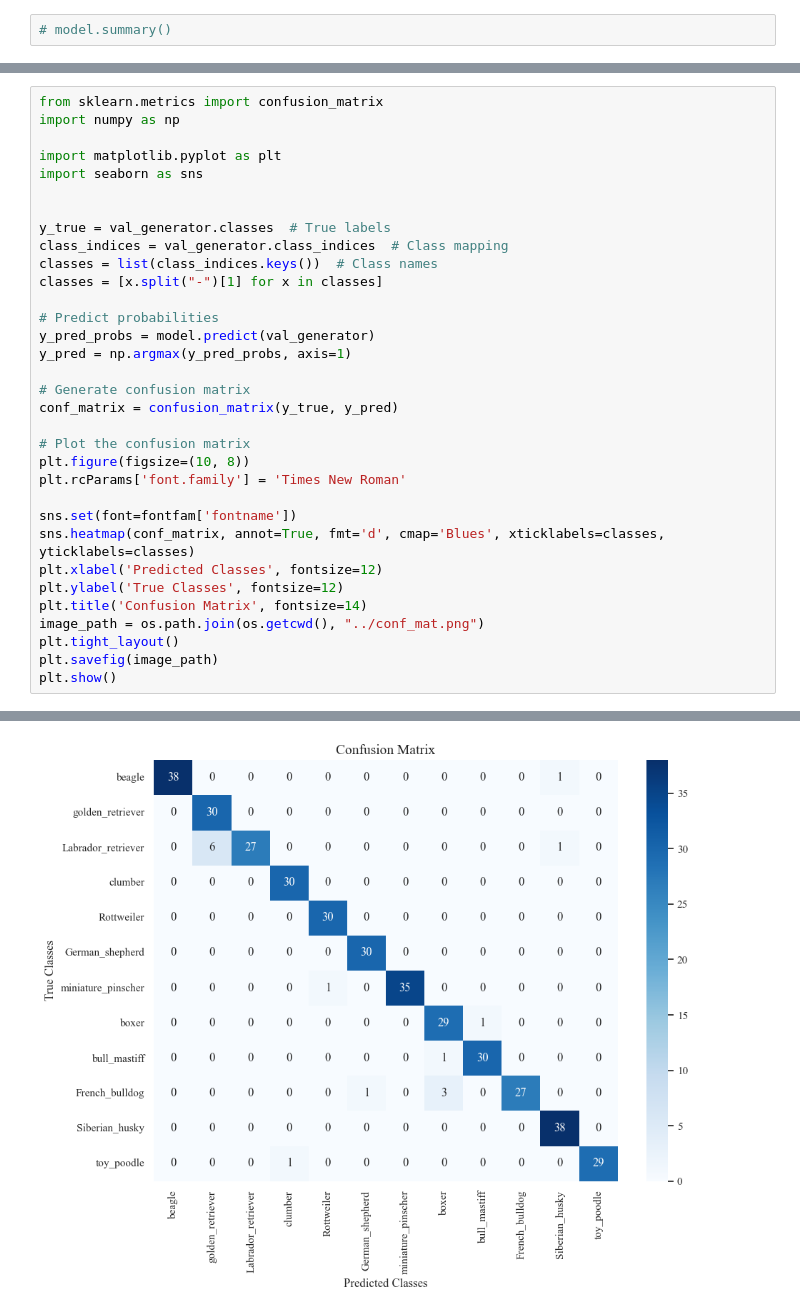
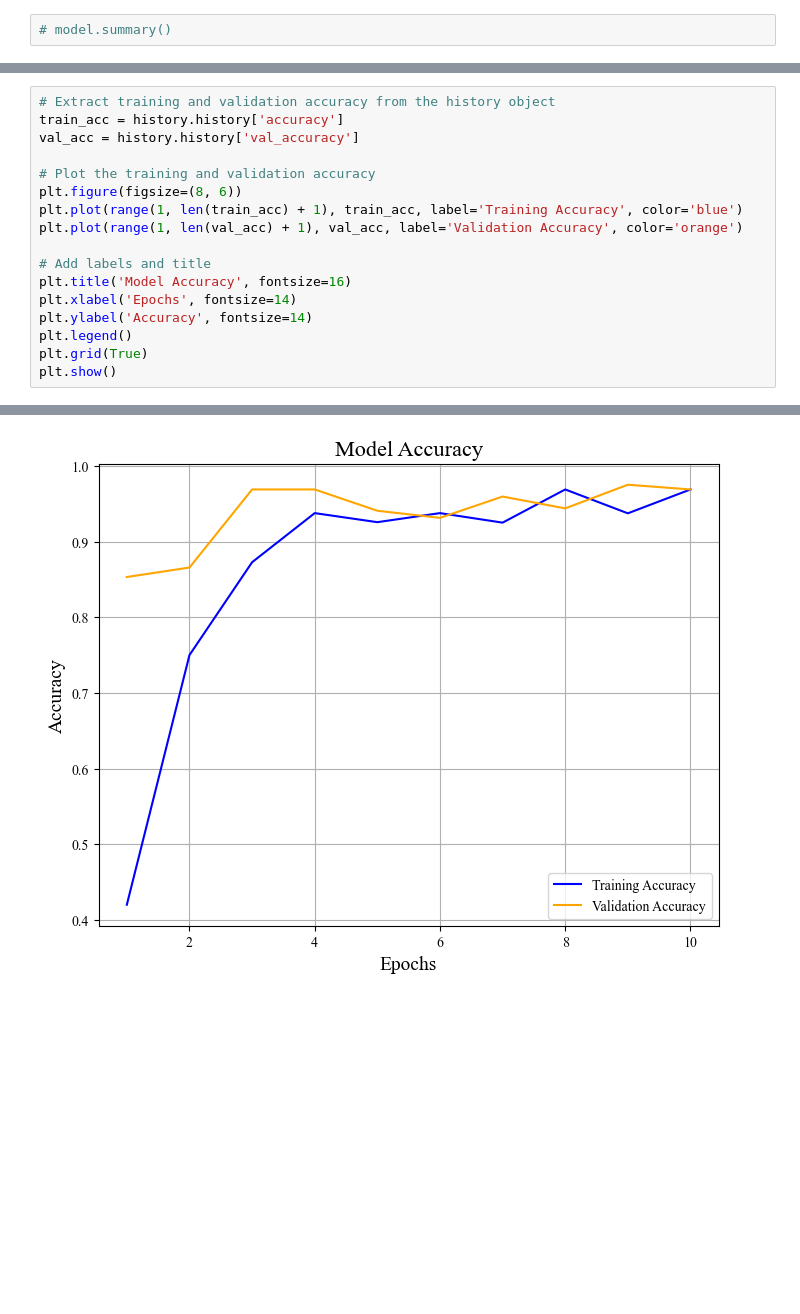
Before and after one commit to poojasingh91/DogBreedClassification, a Jupyter notebook: notebooks/DogClassification.ipynb, the cells around one changed output, grey strips where cells are left out. Cells and saved outputs as stored; diff of their text form; blank space fills up the shorter version.

```diff
--- a/notebooks/DogClassification.ipynb
+++ b/notebooks/DogClassification.ipynb
@@ -267,34 +251,18 @@ plt.show()
 # %%
-from sklearn.metrics import confusion_matrix
-import numpy as np
+# Extract training and validation accuracy from the history object
+train_acc = history.history['accuracy']
+val_acc = history.history['val_accuracy']
 
-import matplotlib.pyplot as plt
-import seaborn as sns
+# Plot the training and validation accuracy
+plt.figure(figsize=(8, 6))
+plt.plot(range(1, len(train_acc) + 1), train_acc, label='Training Accuracy', color='blue')
+plt.plot(range(1, len(val_acc) + 1), val_acc, label='Validation Accuracy', color='orange')
 
-
-y_true = val_generator.classes  # True labels
-class_indices = val_generator.class_indices  # Class mapping
-classes = list(class_indices.keys())  # Class names
-classes = [x.split("-")[1] for x in classes]
-
-# Predict probabilities
-y_pred_probs = model.predict(val_generator)
-y_pred = np.argmax(y_pred_probs, axis=1)
-
-# Generate confusion matrix
-conf_matrix = confusion_matrix(y_true, y_pred)
-
-# Plot the confusion matrix
-plt.figure(figsize=(10, 8))
-plt.rcParams['font.family'] = 'Times New Roman'
-
-sns.set(font=fontfam['fontname'])
-sns.heatmap(conf_matrix, annot=True, fmt='d', cmap='Blues', xticklabels=classes, yticklabels=classes)
-plt.xlabel('Predicted Classes', fontsize=12)
-plt.ylabel('True Classes', fontsize=12)
-plt.title('Confusion Matrix', fontsize=14)
-image_path = os.path.join(os.getcwd(), "../conf_mat.png")
-plt.tight_layout()
-plt.savefig(image_path)
+# Add labels and title
+plt.title('Model Accuracy', fontsize=16)
+plt.xlabel('Epochs', fontsize=14)
+plt.ylabel('Accuracy', fontsize=14)
+plt.legend()
+plt.grid(True)
 plt.show()
 # %% [output]
@@ -302,2 +269,2 @@ plt.show()
-[figure, old version]
+[figure, new version]
 # %%
```
Also changed, not shown: parts of 11 cells of this notebook, 7 other files.
